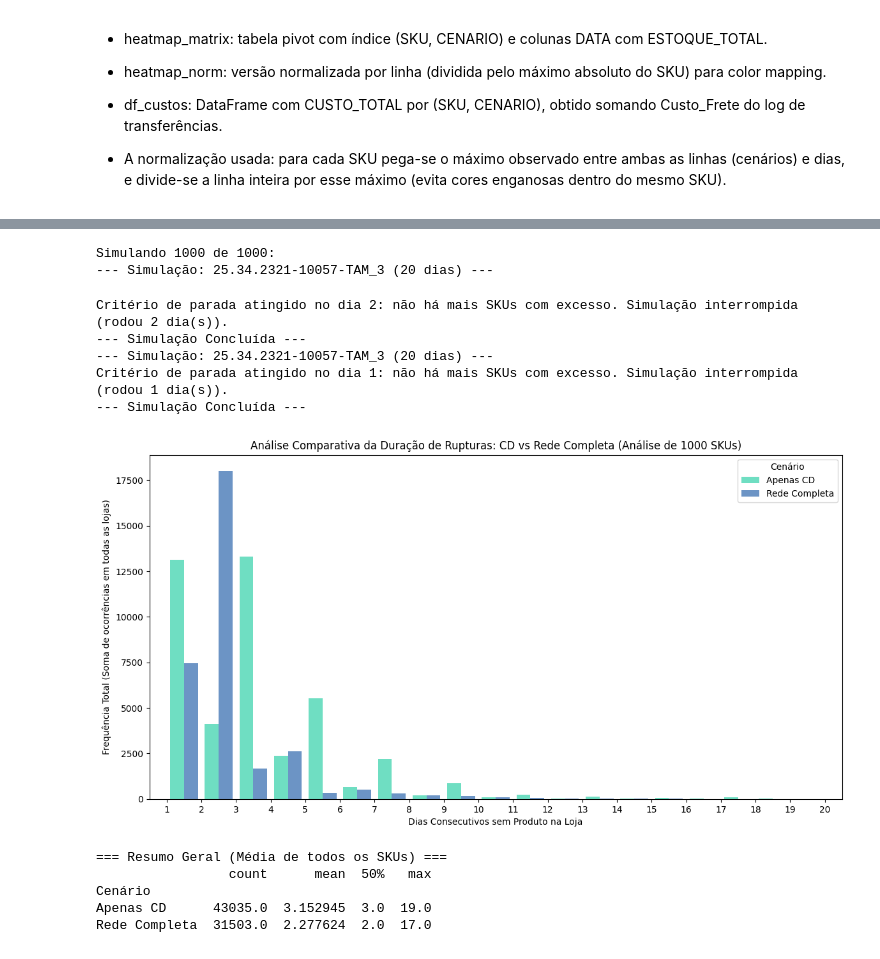
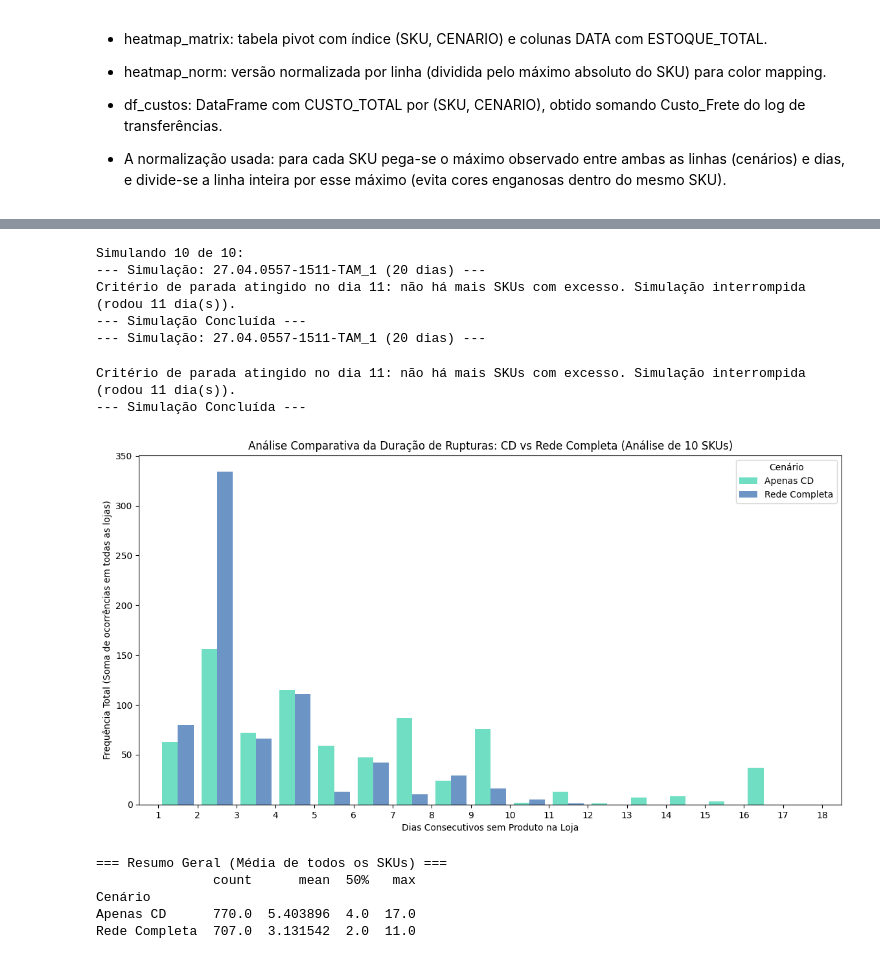
Before and after one commit to leverissimo/Project_AZZAS2154, a Jupyter notebook: simulacao/simulacao.ipynb, the cells around one changed output, grey strips where cells are left out. Saved outputs shown, nothing was run; the diff lists cells and outputs as text; code cells hidden in the pictures.

```diff
--- a/simulacao/simulacao.ipynb
+++ b/simulacao/simulacao.ipynb
@@ -764,7 +764,7 @@ class SimuladorEstoque:
             except Exception as e:
                 print(f"Erro ao salvar Excel: {e}")
 
-    def executar_simulacao(self, max_dias_simulacao=1):
+    def executar_simulacao(self, max_dias_simulacao=1, crit_parada=1):
         """
             Executa a simulação por até 'max_dias_simulacao' dias.
 
@@ -790,10 +790,11 @@ class SimuladorEstoque:
 
         self.salvar_estado_diario()
 
-        if not (self.estado.get('VOLUME_EXCESSO', pd.Series(dtype=float)) > 0).any():
-            print("Critério de parada atingido: não há SKUs com excesso no estado inicial. Simulação encerrada.")
-            print("--- Simulação Concluída ---")
-            return
+        if crit_parada == 1:
+            if not (self.estado.get('VOLUME_EXCESSO', pd.Series(dtype=float)) > 0).any():
+                print("Critério de parada atingido: não há SKUs com excesso no estado inicial. Simulação encerrada.")
+                print("--- Simulação Concluída ---")
+                return
 
         for d in range(1, max_dias_simulacao + 1):
             self.data_atual += timedelta(days=1)
@@ -805,10 +806,11 @@ class SimuladorEstoque:
             self._atualizar_indicadores_internos()
             self.salvar_estado_diario()
 
-            existe_excesso = (self.estado.get('VOLUME_EXCESSO', pd.Series(dtype=float)) > 0).any()
-            if not existe_excesso:
-                print(f"Critério de parada atingido no dia {d}: não há mais SKUs com excesso. Simulação interrompida (rodou {d} dia(s)).")
-                break
+            if crit_parada == 1:
+                existe_excesso = (self.estado.get('VOLUME_EXCESSO', pd.Series(dtype=float)) > 0).any()
+                if not existe_excesso:
+                    print(f"Critério de parada atingido no dia {d}: não há mais SKUs com excesso. Simulação interrompida (rodou {d} dia(s)).")
+                    break
 
 
         print("--- Simulação Concluída ---")
@@ -1035,7 +1037,7 @@ Quando o cenário “Apenas CD” não tem estoque no CD (soma de estoque = 0),
 # ==============================================================================
 
 LISTA_SKUS = df_resultado['SKU'].unique().tolist()[:10]
-
+print(LISTA_SKUS)
 DATA_INICIO = '2025-08-10'
 MAX_DIAS =17
 VELOCIDADE_VENDA = 0.5
@@ -1081,7 +1083,7 @@ for i, sku in enumerate(LISTA_SKUS):
                 somente_cd=is_somente_cd
             )
 
-            simulador.executar_simulacao(max_dias_simulacao=MAX_DIAS)
+            simulador.executar_simulacao(max_dias_simulacao=MAX_DIAS, crit_parada=0)
             df_final, df_log = simulador.exportar_resultados()
 
             if not df_final.empty:
@@ -1233,11 +1235,11 @@ if resultados_estoque:
     axes[1].spines['left'].set_visible(False)
 
     plt.tight_layout()
-    nome_img = 'comparativo_final_corrigido.png'
+    nome_img = 'comparativo_final.png'
     plt.savefig(nome_img, dpi=150, bbox_inches='tight', pad_inches=0.5)
     plt.show()
 
-    print(f"\nGráfico corrigido gerado: {nome_img}")
+    print(f"\nGráfico gerado: {nome_img}")
 
 else:
     print("Nenhum dado gerado para visualização.")
@@ -1571,6 +1500,6 @@ Resumo (MEAN_CUSTO, STD_CUSTO, N_SKUS):
 # %%
 # --- 1. CONFIGURAÇÃO ---
-LISTA_SKUS = df_estoque_dia['SKU'].unique()[:1000]
+LISTA_SKUS = df_estoque_dia['SKU'].unique()[:10]
 DATA_INI = '2025-08-10'
 MAX_DIAS = 20
 VELOCIDADE = 0.5
@@ -1606,8 +1535,9 @@ for i, sku in enumerate(LISTA_SKUS):
 
             # 2. Identifica blocos consecutivos de estoque
             df['sem_estoque'] = df['EST_DISP'] == 0
-            # shift compara com o valor anterior para detectar mudanças
-            df['grupo'] = (df['sem_estoque'] != df['sem_estoque'].shift()).cumsum()
+            # identifica e numera sequências consecutivas (blocos contínuos) de dias com o mesmo estado de estoque
+            # (com estoque ou sem estoque) separadamente para cada filial.
+            df['grupo'] = df.groupby('FILIAL')['sem_estoque'].transform(lambda s: (s != s.shift()).cumsum())
 
             # 3. Filtra apenas os grupos onde REALMENTE estava sem estoque e conta o tamanho
             df_ruptura = df[df['sem_estoque']]
@@ -1636,42 +1566,42 @@ if lista_dados_finais:
         x='Duração (Dias)',
         hue='Cenário',
         multiple='dodge',
         binwidth=1,
         shrink=0.8,
         palette=['#3FD4AE', '#3B70B2'],
         edgecolor=None,
         linewidth=0
     )
 
     qtd_skus = df_grafico['SKU'].nunique()
     plt.title(f"Análise Comparativa da Duração de Rupturas: CD vs Rede Completa (Análise de {qtd_skus} SKUs)")
     plt.xlabel("Dias Consecutivos sem Produto na Loja")
     plt.ylabel("Frequência Total (Soma de ocorrências em todas as lojas)")
 
     max_dias = int(df_grafico['Duração (Dias)'].max())
     plt.xticks(range(1, max_dias + 2))
     plt.xlim(0.5, max_dias + 1.5)
 
     # plt.grid(axis='y', alpha=0.3)
     plt.show()
 
     # Resumo Estatístico
     print("\n=== Resumo Geral (Média de todos os SKUs) ===")
     print(df_grafico.groupby('Cenário')['Duração (Dias)'].describe()[['count', 'mean', '50%', 'max']])
 
 else:
     print("Nenhum evento de ruptura física (Estoque=0) foi detectado para esses SKUs.")
 # %% [output]
-Simulando 1000 de 1000:
---- Simulação: 25.34.2321-10057-TAM_3 (20 dias) ---
+Simulando 10 de 10:
+--- Simulação: 27.04.0557-1511-TAM_1 (20 dias) ---
+Critério de parada atingido no dia 11: não há mais SKUs com excesso. Simulação interrompida (rodou 11 dia(s)).
+--- Simulação Concluída ---
+--- Simulação: 27.04.0557-1511-TAM_1 (20 dias) ---
-Critério de parada atingido no dia 2: não há mais SKUs com excesso. Simulação interrompida (rodou 2 dia(s)).
+Critério de parada atingido no dia 11: não há mais SKUs com excesso. Simulação interrompida (rodou 11 dia(s)).
 --- Simulação Concluída ---
---- Simulação: 25.34.2321-10057-TAM_3 (20 dias) ---
-Critério de parada atingido no dia 1: não há mais SKUs com excesso. Simulação interrompida (rodou 1 dia(s)).
---- Simulação Concluída ---
-[figure, old version]
+[figure, new version]
 === Resumo Geral (Média de todos os SKUs) ===
-                 count      mean  50%   max
+               count      mean  50%   max
 Cenário
-Apenas CD      43035.0  3.152945  3.0  19.0
-Rede Completa  31503.0  2.277624  2.0  17.0
+Apenas CD      770.0  5.403896  4.0  17.0
+Rede Completa  707.0  3.131542  2.0  11.0
```
Also changed, not shown: parts of 6 cells of this notebook, 47 other files.
